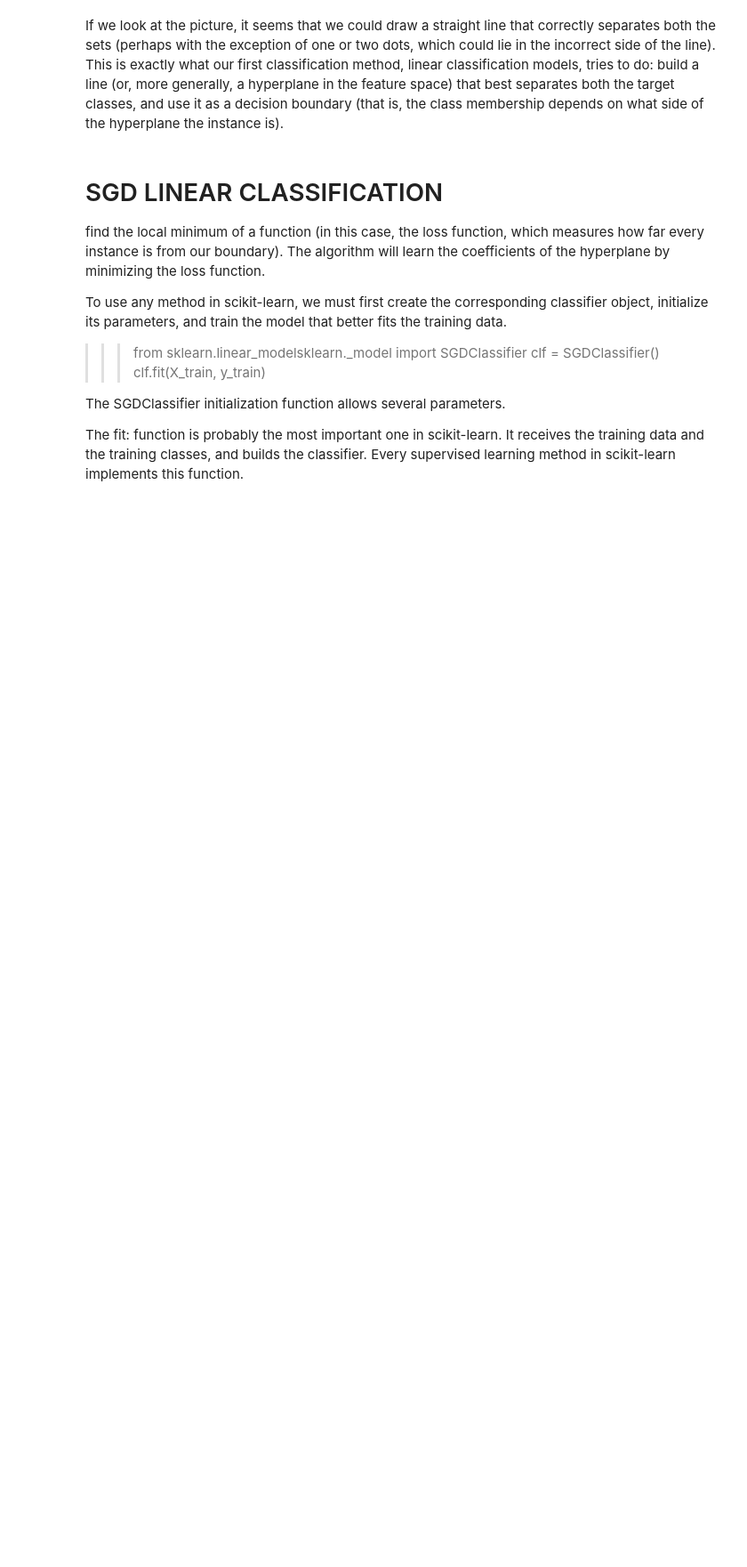
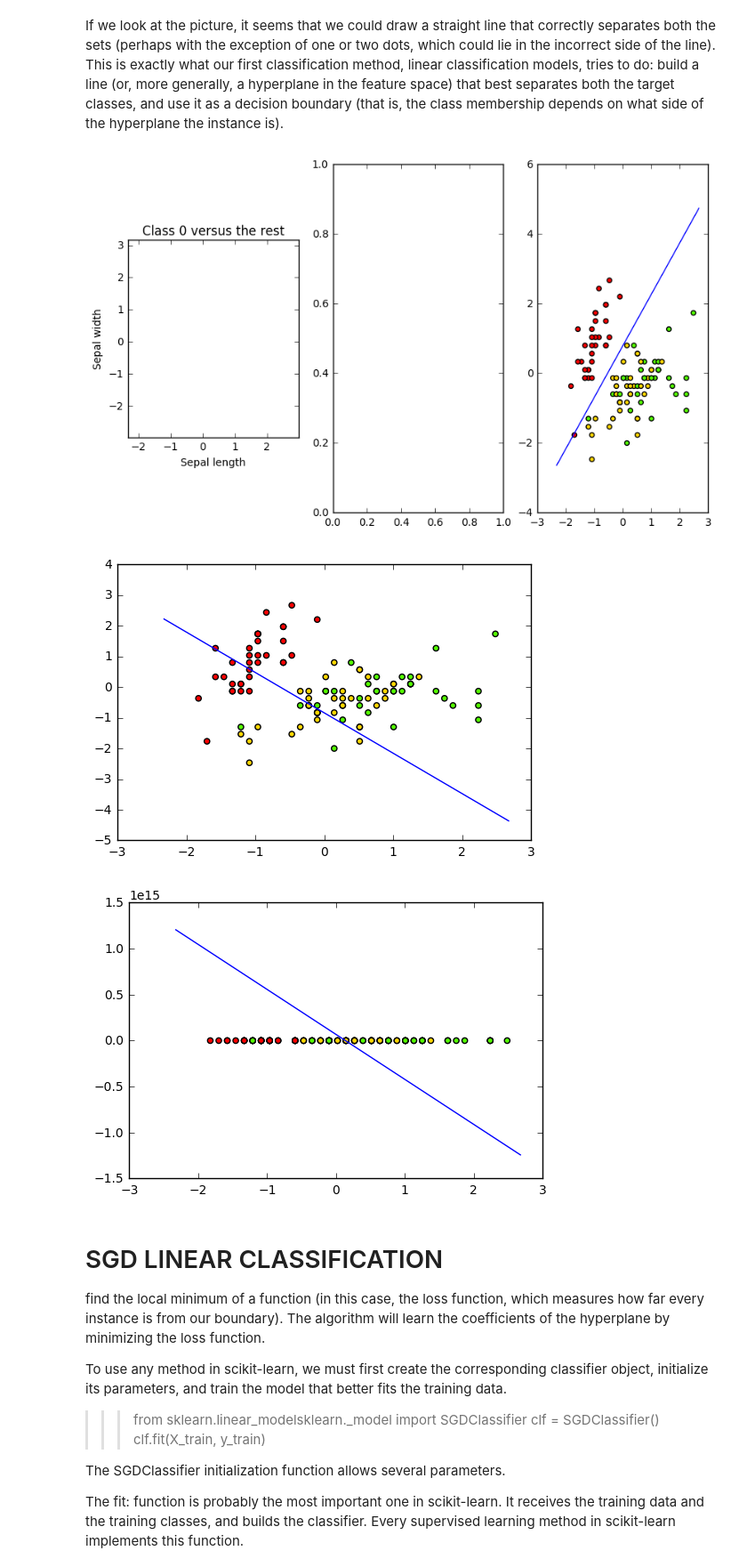
Before and after one commit to asutosh7hota/ML-quiche, a Jupyter notebook: IRIS CLASSIFICATION.ipynb, the cells around one changed output. Shown: that part at 89% size. Cells and saved outputs as stored; diff of their text form; code cells hidden in the pictures; blank space fills up the shorter version.

```diff
--- a/IRIS CLASSIFICATION.ipynb
+++ b/IRIS CLASSIFICATION.ipynb
@@ -70,6 +70,46 @@ method, linear classification models, tries to do: build a line (or, more genera
 hyperplane in the feature space) that best separates both the target classes, and use
 it as a decision boundary (that is, the class membership depends on what side of the
 hyperplane the instance is).
+# %%
+import numpy as np
+import matplotlib.pyplot as plt
+from sklearn.linear_model import SGDClassifier
+from sklearn import metrics
+
+clf = SGDClassifier()
+clf.fit(x_train, y_train)
+scaler=preprocessing.StandardScaler().fit(x_train)
+
+x_min, x_max = x_train[:, 0].min() - .5, x_train[:, 0].max() +.5
+y_min, y_max = x_train[:, 1].min() - .5, x_train[:, 1].max() +.5
+xs = np.arange(x_min, x_max, 0.5)
+fig, axes = plt.subplots(1, 3)
+fig.set_size_inches(10, 6)
+for i in [0, 1, 2]:
+    axes[i].set_aspect('equal')
+
+    axes[i].set_title('Class '+ str(i) + ' versus the rest')
+
+    axes[i].set_xlabel('Sepal length')
+
+    axes[i].set_ylabel('Sepal width')
+
+    axes[i].set_xlim(x_min, x_max)
+
+    axes[i].set_ylim(y_min, y_max)
+
+    #scaler(axes[i])
+
+    plt.scatter(x_train[:, 0], x_train[:, 1], c=y_train,cmap=plt.cm.prism)
+
+    ys = (-clf.intercept_[i] -xs * clf.coef_[i, 0]) / clf.coef_[i, 1]
+
+    plt.plot(xs, ys, hold=True)
+    plt.show()
+# %% [output]
+[figure, added]
+[figure, added]
+[figure, added]
 # %% [markdown]
 # SGD LINEAR CLASSIFICATION
 
```
Also changed, not shown: parts of 3 cells of this notebook.
